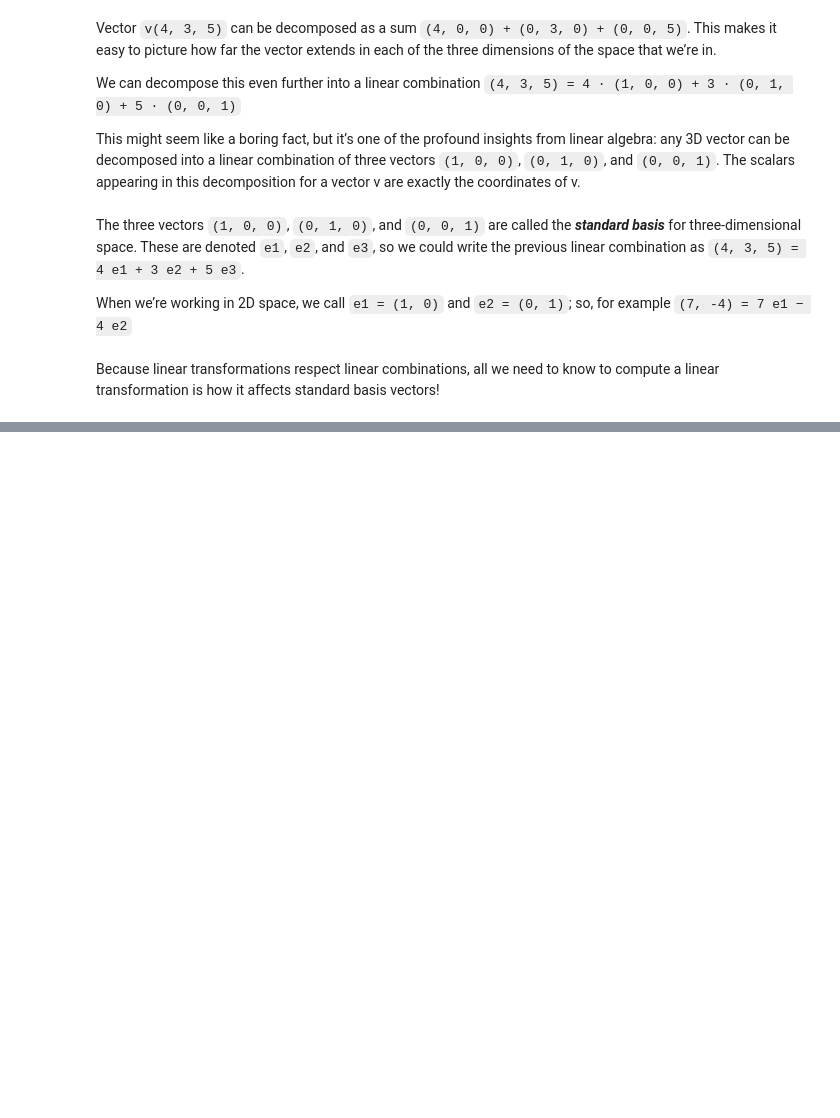
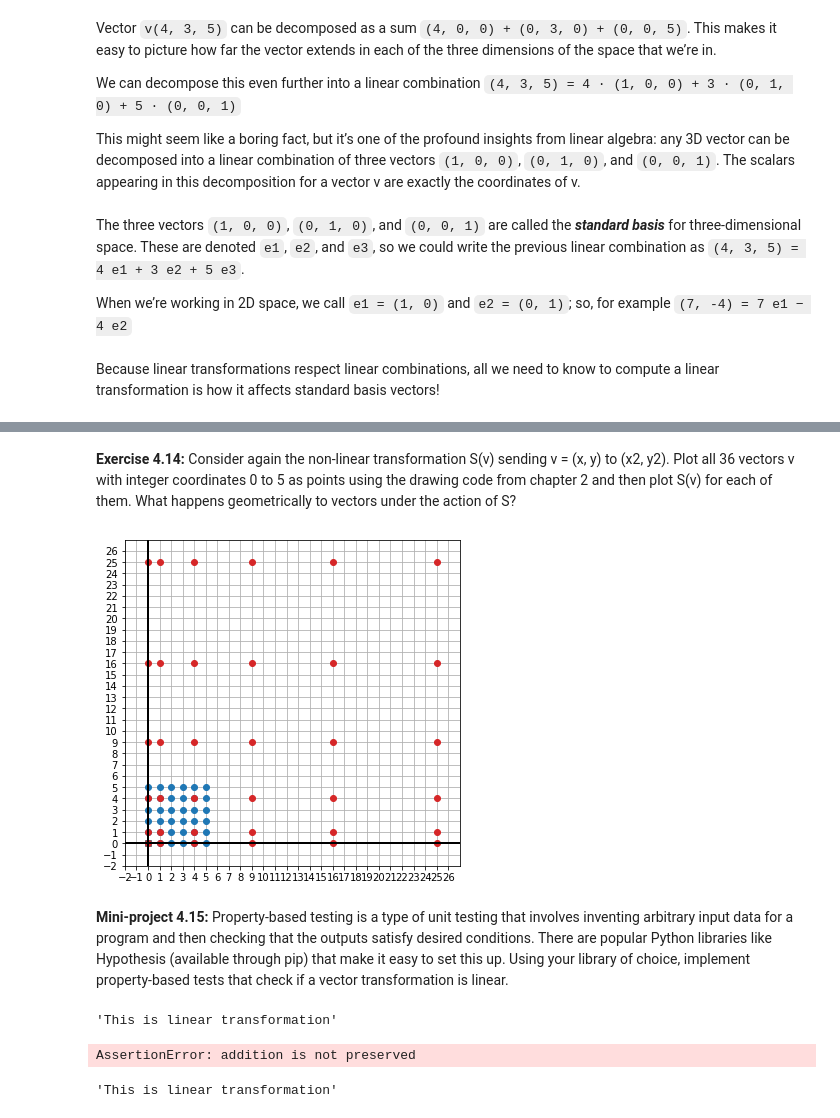
Before and after one commit to saradhimpardha/math_for_programmers, a Jupyter notebook: chapter_04/ch04_exercises.ipynb, the cells around one changed output, grey strips where cells are left out. Drawn from its saved outputs; the diff is of its cells as text; code cells hidden in the pictures; blank space fills up the shorter version.

```diff
--- a/chapter_04/ch04_exercises.ipynb
+++ b/chapter_04/ch04_exercises.ipynb
@@ -381,0 +440,14 @@ Because linear transformations respect linear combinations, all we need to know
+# %% [markdown]
+**Exercise 4.14:** Consider again the non-linear transformation S(v) sending v = (x, y) to (x2, y2). Plot all 36 vectors v with integer coordinates 0 to 5 as points using the drawing code from chapter 2 and then plot S(v) for each of them. What happens geometrically to vectors under the action of S?
+# %%
+vectors = [(x,y) for x in range(0,6) for y in range(0,6)]
+transformed_vectors = [(x**2, y**2) for x,y in vectors]
+
+draw2d(
+    Points2D(*vectors, color=blue),
+    Points2D(*transformed_vectors, color=red),
+)
+# %% [output]
+[figure, added]
+# %% [markdown]
+**Mini-project 4.15:** Property-based testing is a type of unit testing that involves inventing arbitrary input data for a program and then checking that the outputs satisfy desired conditions. There are popular Python libraries like Hypothesis (available through pip) that make it easy to set this up. Using your library of choice, implement property-based tests that check if a vector transformation is linear.
@@ -381,0 +489,20 @@ Because linear transformations respect linear combinations, all we need to know
+# %%
+scale_by_2 = scale_by(2)
+
+is_linear_xform(scale_by_2, random_vectors(1), 2)
+# %% [output]
+'This is linear transformation'
+# %%
+def pow2(vector):
+    x,y,z = vector
+    return x**2, y**2, z**2
+
+is_linear_xform(pow2, random_vectors(100), -1)
+# %% [output]
+AssertionError: addition is not preserved
+# %%
+rotate_x_by_1= rotate_x_by(1)
+
+is_linear_xform(rotate_x_by_1, random_vectors(1), -1)
+# %% [output]
+'This is linear transformation'
```
Also changed, not shown: parts of 10 cells of this notebook.
